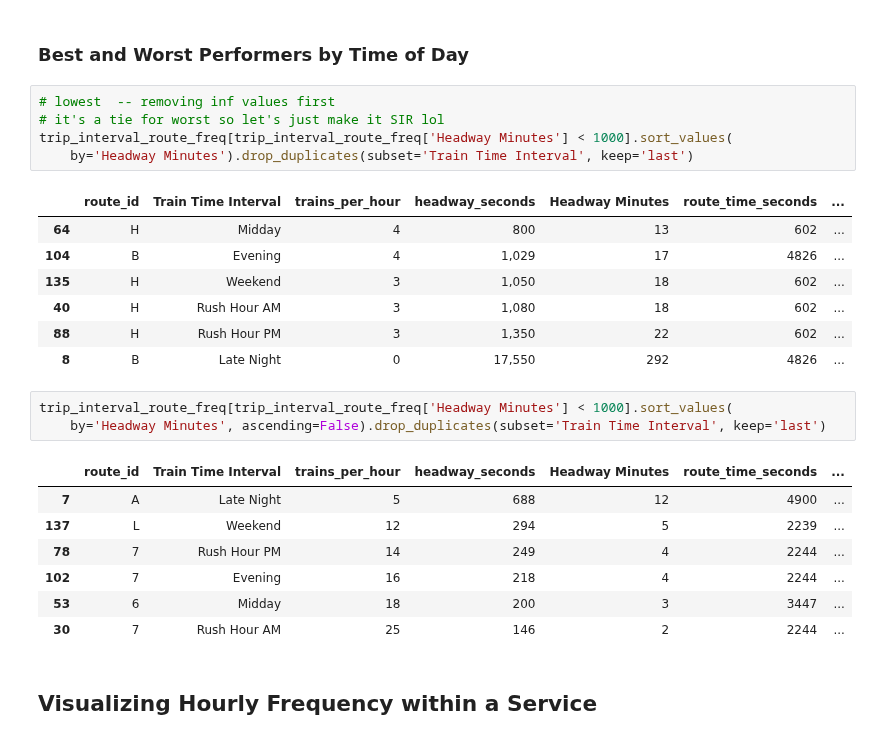
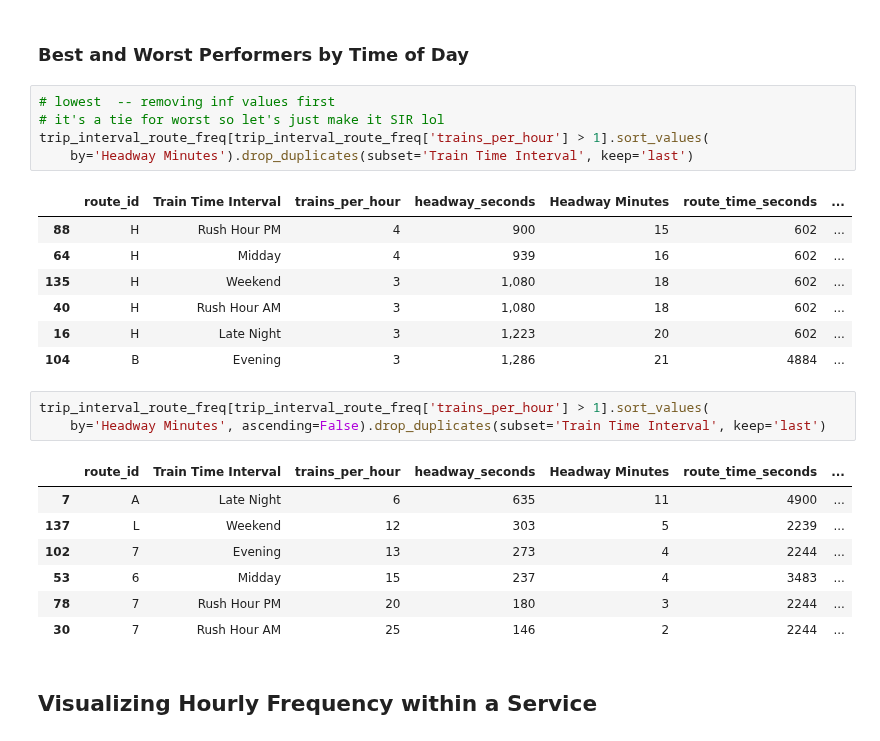
Before and after one commit to gregfeliu/NYC-Subway-Frequencies, a Jupyter notebook: Notebooks/1.Frequency_by_Service.ipynb, the cells around one changed output. Cells and saved outputs as stored; diff of their text form.

```diff
--- a/Notebooks/1.Frequency_by_Service.ipynb
+++ b/Notebooks/1.Frequency_by_Service.ipynb
@@ -297,26 +304,26 @@ Weekend
 # %%
 # lowest  -- removing inf values first
 # it's a tie for worst so let's just make it SIR lol
-trip_interval_route_freq[trip_interval_route_freq['Headway Minutes'] < 1000].sort_values(
+trip_interval_route_freq[trip_interval_route_freq['trains_per_hour'] > 1].sort_values(
     by='Headway Minutes').drop_duplicates(subset='Train Time Interval', keep='last')
 # %% [output]
 |  | route_id | Train Time Interval | trains_per_hour | headway_seconds | Headway Minutes | route_time_seconds | ... |
-| 64 | H | Midday | 4 | 800 | 13 | 602 | ... |
-| 104 | B | Evening | 4 | 1,029 | 17 | 4826 | ... |
-| 135 | H | Weekend | 3 | 1,050 | 18 | 602 | ... |
+| 88 | H | Rush Hour PM | 4 | 900 | 15 | 602 | ... |
+| 64 | H | Midday | 4 | 939 | 16 | 602 | ... |
+| 135 | H | Weekend | 3 | 1,080 | 18 | 602 | ... |
 | 40 | H | Rush Hour AM | 3 | 1,080 | 18 | 602 | ... |
-| 88 | H | Rush Hour PM | 3 | 1,350 | 22 | 602 | ... |
-| 8 | B | Late Night | 0 | 17,550 | 292 | 4826 | ... |
+| 16 | H | Late Night | 3 | 1,223 | 20 | 602 | ... |
+| 104 | B | Evening | 3 | 1,286 | 21 | 4884 | ... |
 # %%
-trip_interval_route_freq[trip_interval_route_freq['Headway Minutes'] < 1000].sort_values(
+trip_interval_route_freq[trip_interval_route_freq['trains_per_hour'] > 1].sort_values(
     by='Headway Minutes', ascending=False).drop_duplicates(subset='Train Time Interval', keep='last')
 # %% [output]
 |  | route_id | Train Time Interval | trains_per_hour | headway_seconds | Headway Minutes | route_time_seconds | ... |
-| 7 | A | Late Night | 5 | 688 | 12 | 4900 | ... |
-| 137 | L | Weekend | 12 | 294 | 5 | 2239 | ... |
-| 78 | 7 | Rush Hour PM | 14 | 249 | 4 | 2244 | ... |
-| 102 | 7 | Evening | 16 | 218 | 4 | 2244 | ... |
-| 53 | 6 | Midday | 18 | 200 | 3 | 3447 | ... |
+| 7 | A | Late Night | 6 | 635 | 11 | 4900 | ... |
+| 137 | L | Weekend | 12 | 303 | 5 | 2239 | ... |
+| 102 | 7 | Evening | 13 | 273 | 4 | 2244 | ... |
+| 53 | 6 | Midday | 15 | 237 | 4 | 3483 | ... |
+| 78 | 7 | Rush Hour PM | 20 | 180 | 3 | 2244 | ... |
 | 30 | 7 | Rush Hour AM | 25 | 146 | 2 | 2244 | ... |
 # %% [markdown]
 ## Visualizing Hourly Frequency within a Service
```
Also changed, not shown: parts of 12 cells of this notebook, 7 other files.
